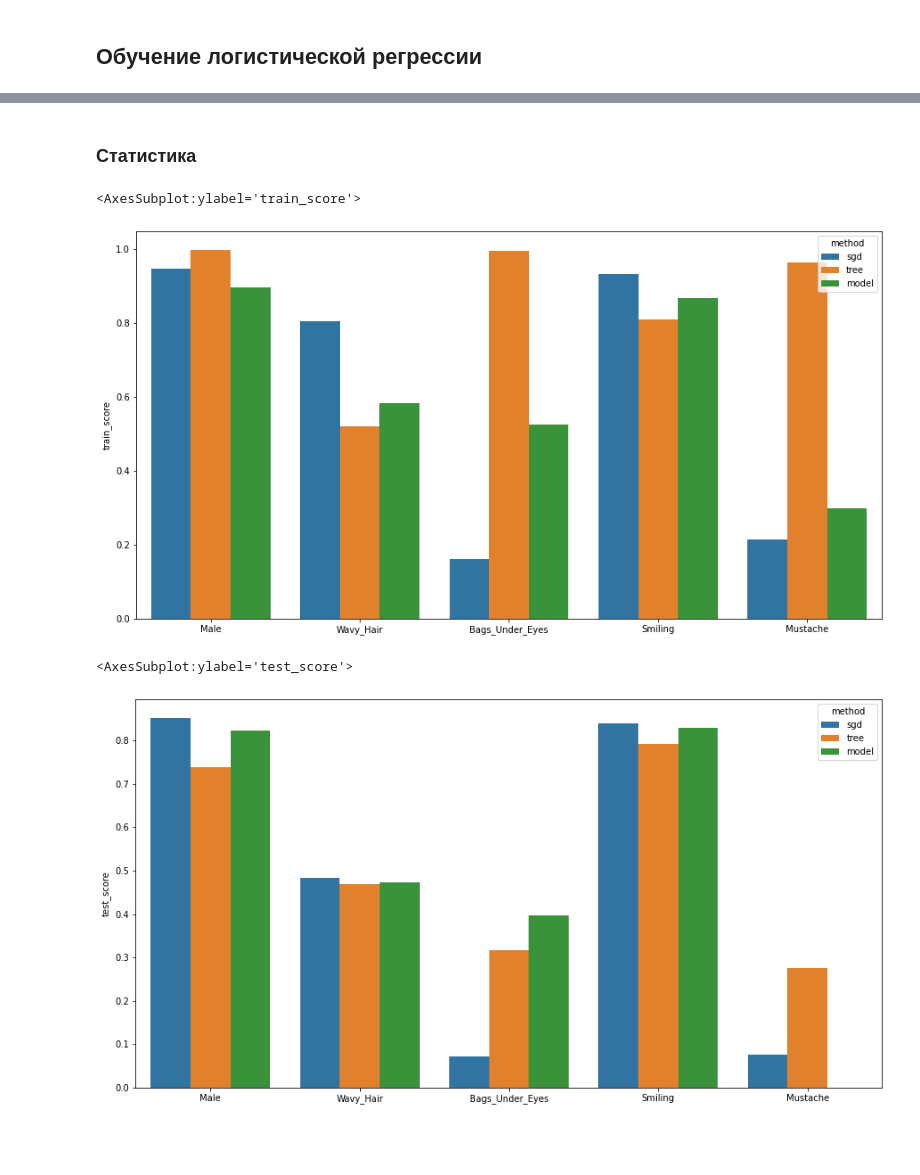
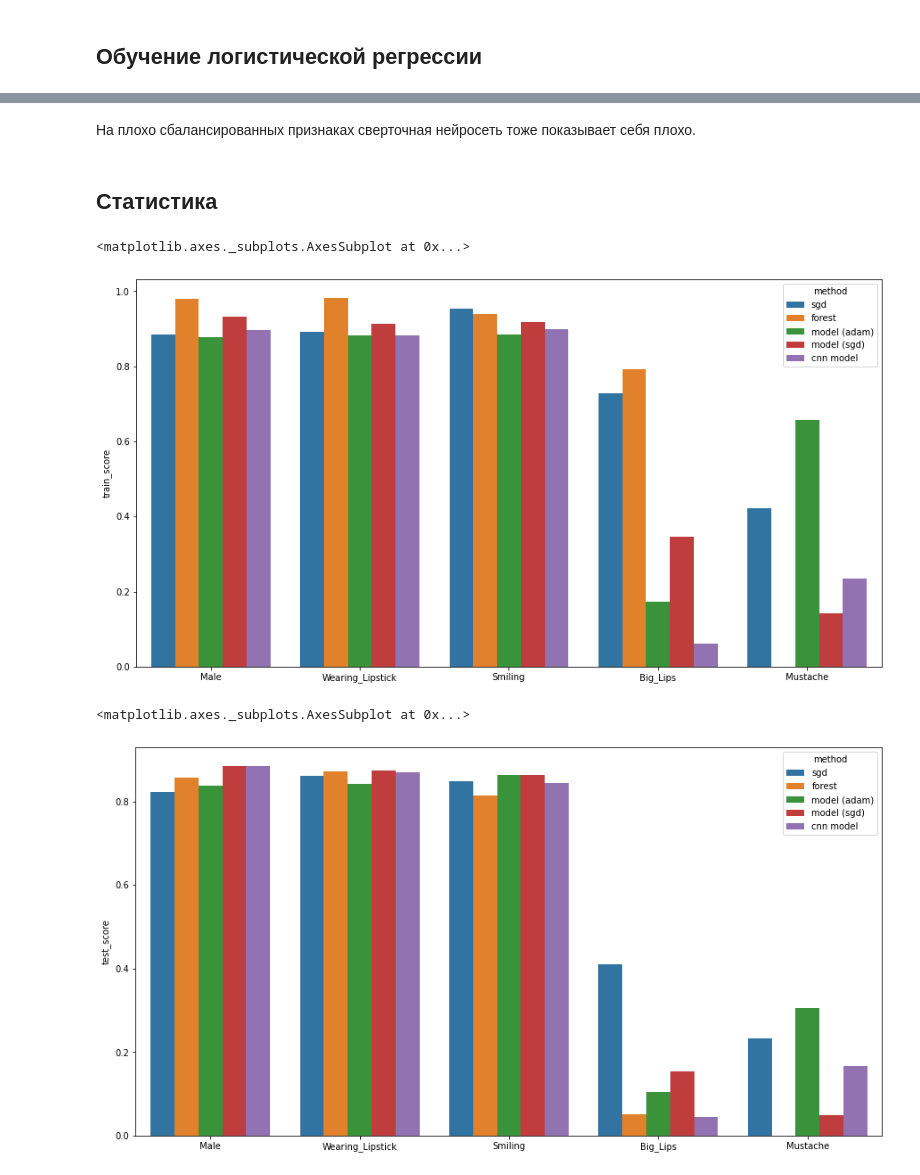
Before and after one commit to MariaZacharneva/face_attributes_recognition, a Jupyter notebook: face_attributes_recogtinion.ipynb, the cells around one changed output, grey strips where cells are left out. Saved outputs shown, nothing was run; the diff lists cells and outputs as text; code cells hidden in the pictures; blank space fills up the shorter version.

Commit message:
Added cnn model, some fixes

```diff
--- a/face_attributes_recogtinion.ipynb
+++ b/face_attributes_recogtinion.ipynb
@@ -60,0 +123,2 @@ Name: 000001.jpg, dtype: int64
+# %%
+attributes = ['Male', 'Wearing_Lipstick', 'Smiling', 'Big_Lips', 'Mustache']
@@ -152,9 +248,8 @@ print("--- %s seconds ---" % (time.time() - start_time))
 # %%
-attributes = ['Male', 'Wavy_Hair', 'Bags_Under_Eyes', 'Smiling', 'Mustache']
 for attribute in attributes:
     print(attribute)
-    print(y_train[y_train[attribute] == 1].size / y_train.size,
-          y_val[y_val[attribute] == 1].size / y_val.size,
-          y_test[y_test[attribute] == 1].size / y_test.size)
+    print(round(y_train[y_train[attribute] == 1].size / y_train.size, 3), '\t',
+          round(y_val[y_val[attribute] == 1].size / y_val.size, 3), '\t',
+          round(y_test[y_test[attribute] == 1].size / y_test.size, 3), '\t',)
 # %% [output]
 Male
@@ -515,0 +654,3 @@ test f1 score:  0.8218829516539441
+# %%
+model_adam_scores = {'train' : [], 'test' : []}
+model_sgd_scores = {'train' : [], 'test' : []}
@@ -595,0 +829,2 @@ test f1 score:  0.0
+# %%
+cnn_model_scores = {'train' : [], 'test' : []}
@@ -596,21 +967,27 @@ test f1 score:  0.0
+# %% [markdown]
+На плохо сбалансированных признаках сверточная нейросеть тоже показывает себя плохо.
 # %% [markdown]
-### Статистика
+## Статистика
 # %%
-stats_attributes = attributes * 3
-
-stats = pd.DataFrame({'train_score': sgd_scores['train'] + tree_scores['train'] + model_scores['train'],
-                      'test_score': sgd_scores['test'] + tree_scores['test'] + model_scores['test'],
-                      'method' : ['sgd'] * 5 + ['tree'] * 5 + ['model'] * 5},
+stats_attributes = attributes * 5
+# print(model_adam_scores)
+stats = pd.DataFrame({'train_score': sgd_scores['train'] + tree_scores['train'] \
+                      + model_adam_scores['train'] + model_sgd_scores['train'] \
+                      + cnn_model_scores['train'],
+                      'test_score': sgd_scores['test'] + tree_scores['test'] \
+                      + model_adam_scores['test'] + model_sgd_scores['test'] \
+                      + cnn_model_scores['test'],
+                      'method' : ['sgd'] * 5 + ['forest'] * 5 + ['model (adam)'] * 5 + ['model (sgd)'] * 5 + ['cnn model'] * 5},
                      index=stats_attributes)
 
 plt.figure(figsize=(15,8))
 sns.barplot(data=stats, x=stats.index, y='train_score', hue='method')
 # %% [output]
-<AxesSubplot:ylabel='train_score'>
+<matplotlib.axes._subplots.AxesSubplot at 0x...>
-[figure, old version]
+[figure, new version]
 # %%
 plt.figure(figsize=(15,8))
 sns.barplot(data=stats, x=stats.index, y='test_score', hue='method')
 # %% [output]
-<AxesSubplot:ylabel='test_score'>
+<matplotlib.axes._subplots.AxesSubplot at 0x...>
-[figure, old version]
+[figure, new version]
```
Also changed, not shown: parts of 93 cells of this notebook.
